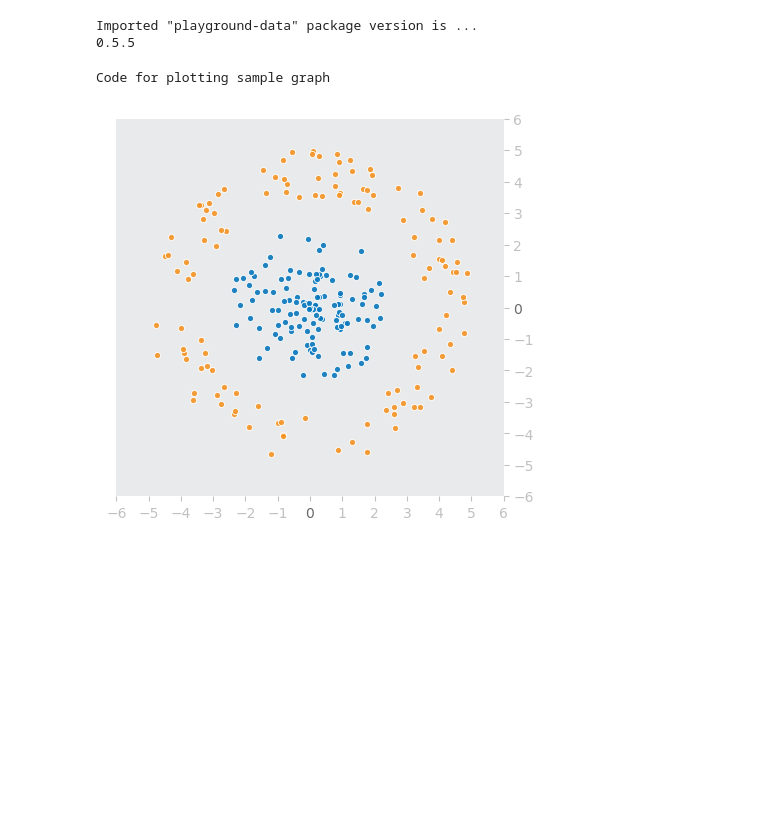
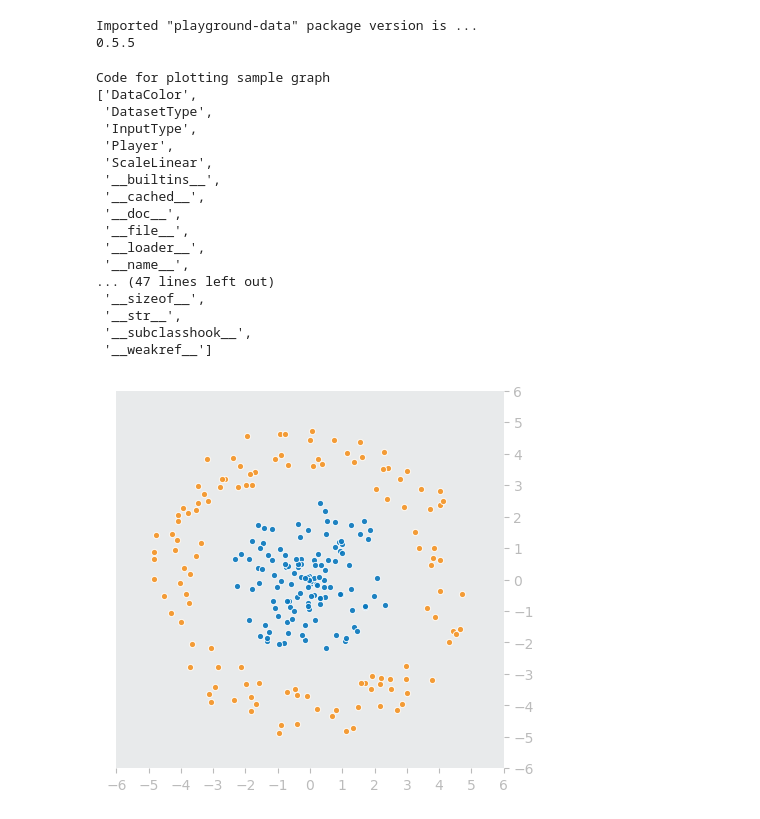
Before and after one commit to DeepInsider/playground-data, a Jupyter notebook: docs/sample_notebook.ipynb, the cells around one changed output. Saved outputs shown, nothing was run; the diff lists cells and outputs as text; code cells hidden in the pictures; blank space fills up the shorter version.

```diff
--- a/docs/sample_notebook.ipynb
+++ b/docs/sample_notebook.ipynb
@@ -33,21 +46,41 @@ Imported "playground-data" package version is ...
 # %%
 print('Code for plotting sample graph')
 
-dir(pg)    # How to find class members
+import pprint
+pprint.pprint(dir(pg))    # How to find class members
 
-#dir(pg.DatasetType)
+pprint.pprint(dir(pg.DatasetType))
 #['ClassifyCircleData',
 # 'ClassifySpiralData',
 # 'ClassifyTwoGaussData',
 # 'ClassifyXORData',
 # 'RegressGaussian',
 # 'RegressPlane',
 # ...]
 
-pg.plot_sample(pg.DatasetType.ClassifyCircleData)
+fig, ax = pg.plot_sample(pg.DatasetType.ClassifyCircleData)
+# # uncomment if a graph is not shown
+# import matplotlib.pyplot as plt
+# plt.show()
 # %% [output]
 Code for plotting sample graph
+['DataColor',
+ 'DatasetType',
+ 'InputType',
+ 'Player',
+ 'ScaleLinear',
+ '__builtins__',
+ '__cached__',
+ '__doc__',
+ '__file__',
+ '__loader__',
+ '__name__',
+... (47 lines left out)
+ '__sizeof__',
+ '__str__',
+ '__subclasshook__',
+ '__weakref__']
-[figure, old version]
+[figure, new version]
 # %%
 pg.plot_sample(pg.DatasetType.ClassifySpiralData)
 # %% [output]
```
Also changed, not shown: parts of 14 cells of this notebook, 1 other file.
